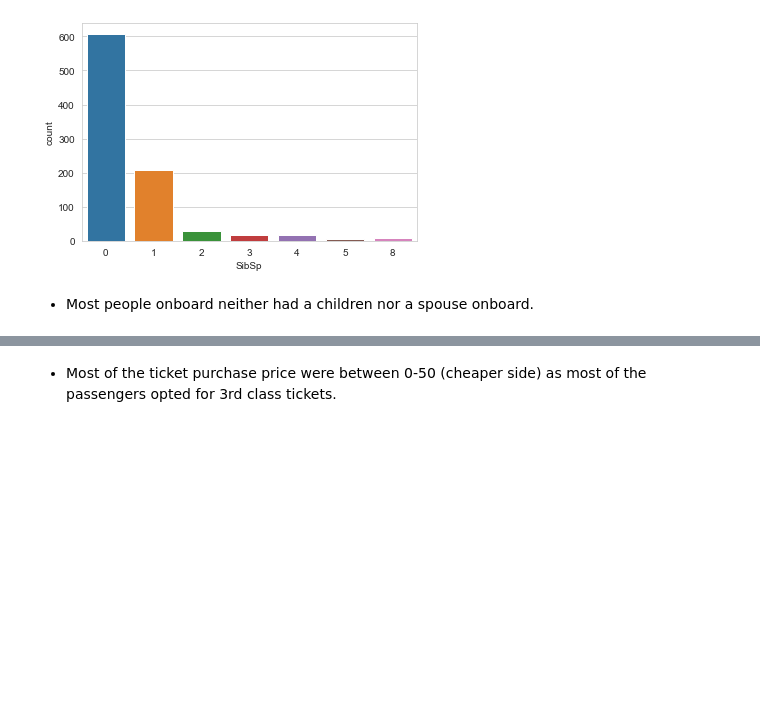
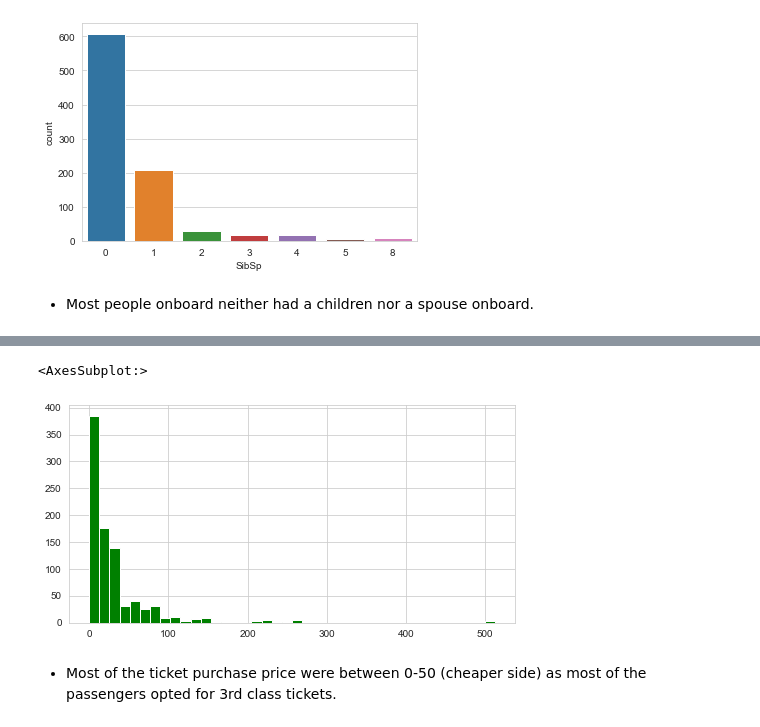
Before and after one commit to sushovanb02/Machine-Learning-Projects, a Jupyter notebook: Titanic Data Analysis_Classification/Titanic Data Analysis.ipynb, the cells around one changed output, grey strips where cells are left out. Saved outputs shown, nothing was run; the diff lists cells and outputs as text; code cells hidden in the pictures; blank space fills up the shorter version.

```diff
--- a/Titanic Data Analysis_Classification/Titanic Data Analysis.ipynb
+++ b/Titanic Data Analysis_Classification/Titanic Data Analysis.ipynb
@@ -66,5 +66,5 @@ sns.countplot(x='SibSp',data=train)
 <ul><li>Most people onboard neither had a children nor a spouse onboard.</li>
 </ul>
 # %%
-train['Fare'].iplot(kind='hist',bins=30,color='green')
+train['Fare'].hist(color='green',bins=40,figsize=(8,4))
 # %% [output]
@@ -72,3 +71,5 @@ train['Fare'].iplot(kind='hist',bins=30,color='green')
+<AxesSubplot:>
+[figure, added]
 # %% [markdown]
 <ul><li>Most of the ticket purchase price were between 0-50 (cheaper side) as most of the passengers opted for 3rd class tickets.</li>
 </ul>
```
Also changed, not shown: parts of 4 cells of this notebook.
